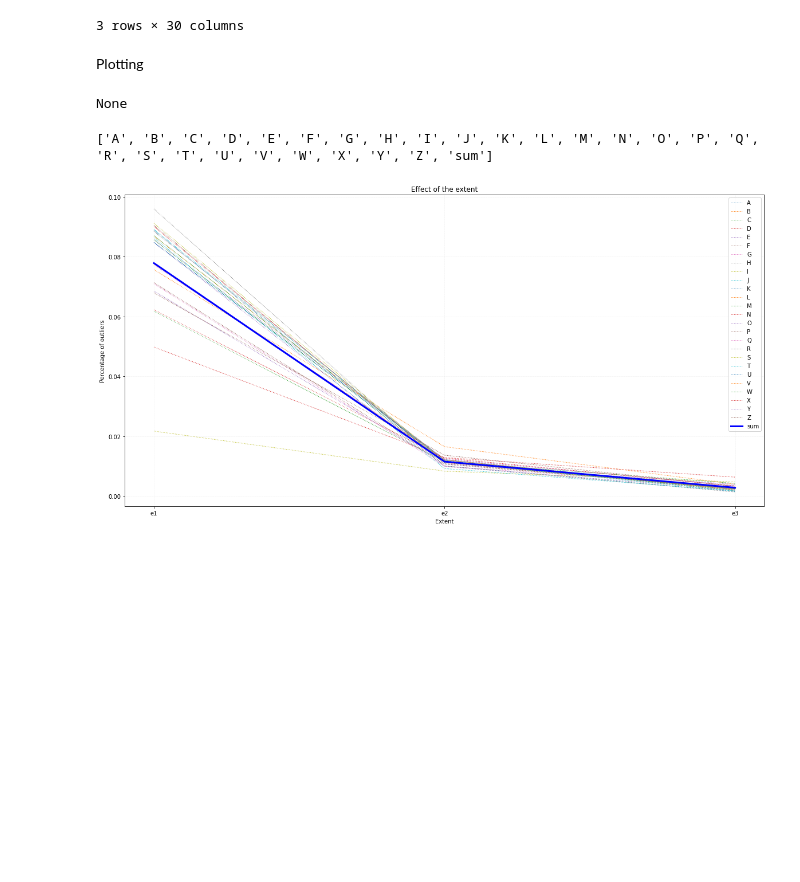
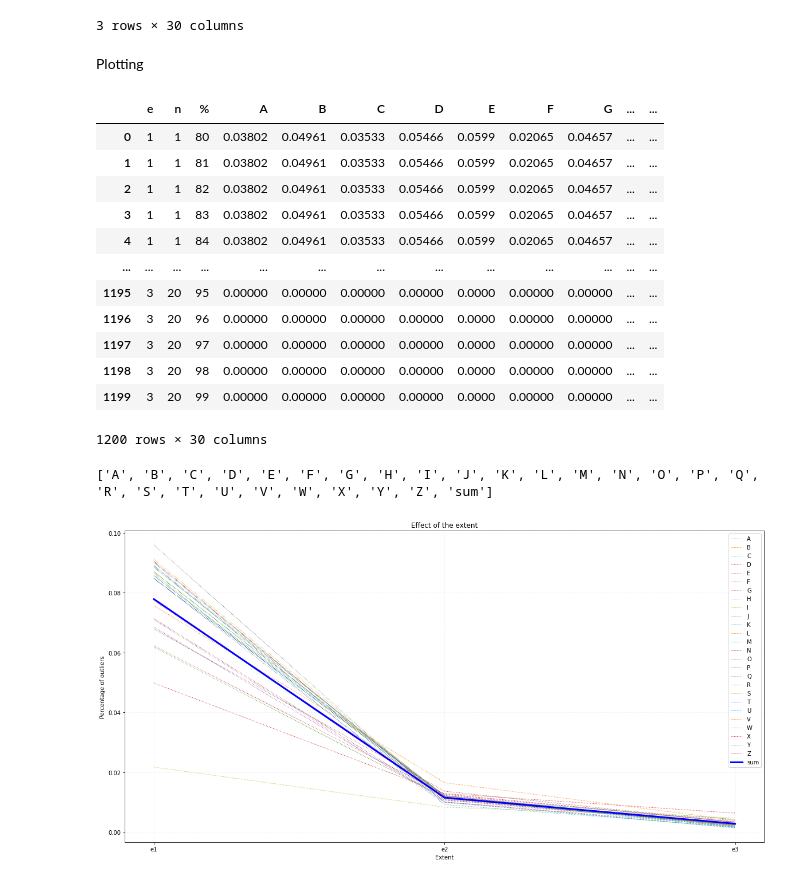
Before and after one commit to mmlein/KDDM2, a Jupyter notebook: src/04_Local_Outlier_Probability/local_outlier_probability.ipynb, the cells around one changed output. Cells and saved outputs as stored; diff of their text form; code cells hidden in the pictures; blank space fills up the shorter version.

Commit message:
continue on creating outliers

```diff
--- a/src/04_Local_Outlier_Probability/local_outlier_probability.ipynb
+++ b/src/04_Local_Outlier_Probability/local_outlier_probability.ipynb
@@ -216,8 +223,22 @@ optimization_results.to_csv("local_outlier_probability_hyper_parameter_testing_t
 Plotting
 # %%
 # read the file
-optimization_data = pd.read_csv("local_outlier_probability_hyper_parameter_testing_test.csv")
+optimization_data = pd.read_csv("Optimization_data.csv")
 optimization_data
+# %% [output]
+|  | e | n | % | A | B | C | D | E | F | G | ... | ... |
+| 0 | 1 | 1 | 80 | 0.03802 | 0.04961 | 0.03533 | 0.05466 | 0.0599 | 0.02065 | 0.04657 | ... | ... |
+| 1 | 1 | 1 | 81 | 0.03802 | 0.04961 | 0.03533 | 0.05466 | 0.0599 | 0.02065 | 0.04657 | ... | ... |
+| 2 | 1 | 1 | 82 | 0.03802 | 0.04961 | 0.03533 | 0.05466 | 0.0599 | 0.02065 | 0.04657 | ... | ... |
+| 3 | 1 | 1 | 83 | 0.03802 | 0.04961 | 0.03533 | 0.05466 | 0.0599 | 0.02065 | 0.04657 | ... | ... |
+| 4 | 1 | 1 | 84 | 0.03802 | 0.04961 | 0.03533 | 0.05466 | 0.0599 | 0.02065 | 0.04657 | ... | ... |
+| ... | ... | ... | ... | ... | ... | ... | ... | ... | ... | ... | ... | ... |
+| 1195 | 3 | 20 | 95 | 0.00000 | 0.00000 | 0.00000 | 0.00000 | 0.0000 | 0.00000 | 0.00000 | ... | ... |
+| 1196 | 3 | 20 | 96 | 0.00000 | 0.00000 | 0.00000 | 0.00000 | 0.0000 | 0.00000 | 0.00000 | ... | ... |
+| 1197 | 3 | 20 | 97 | 0.00000 | 0.00000 | 0.00000 | 0.00000 | 0.0000 | 0.00000 | 0.00000 | ... | ... |
+| 1198 | 3 | 20 | 98 | 0.00000 | 0.00000 | 0.00000 | 0.00000 | 0.0000 | 0.00000 | 0.00000 | ... | ... |
+| 1199 | 3 | 20 | 99 | 0.00000 | 0.00000 | 0.00000 | 0.00000 | 0.0000 | 0.00000 | 0.00000 | ... | ... |
+1200 rows × 30 columns
 # %%
 # filter the data to have a look, which impact which parameter has
 result_e = optimization_data.groupby(["e"]).mean().reset_index()
@@ -226,9 +247,6 @@ result_per = optimization_data.groupby(["%"]).mean().reset_index()
 # %%
 # make the column to string for plotting
 result_e["e"] = ["e1", "e2", "e3"]
-print(alphabet)
-# %% [output]
-None
 # %%
 # make a alphabet list for plotting
 alphabet = list(string.ascii_uppercase)
```
Also changed, not shown: parts of 3 cells of this notebook, 5 other files.
